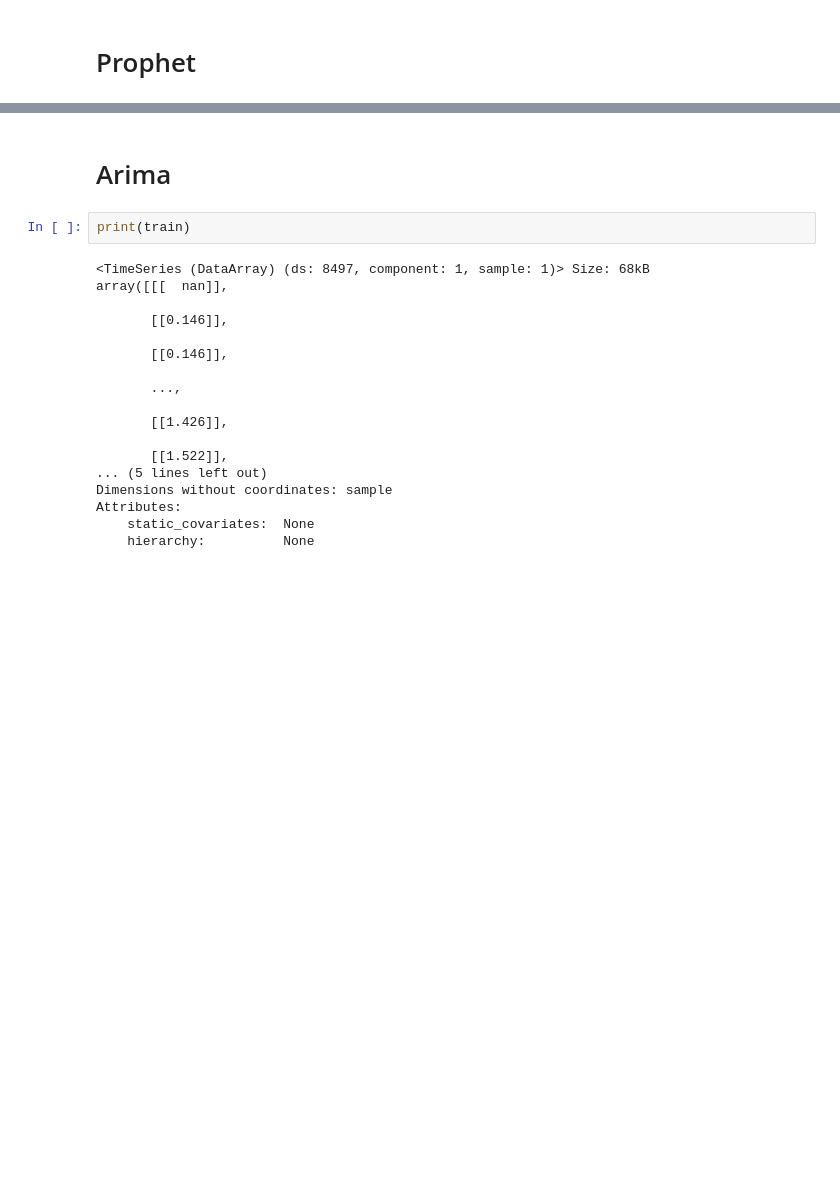
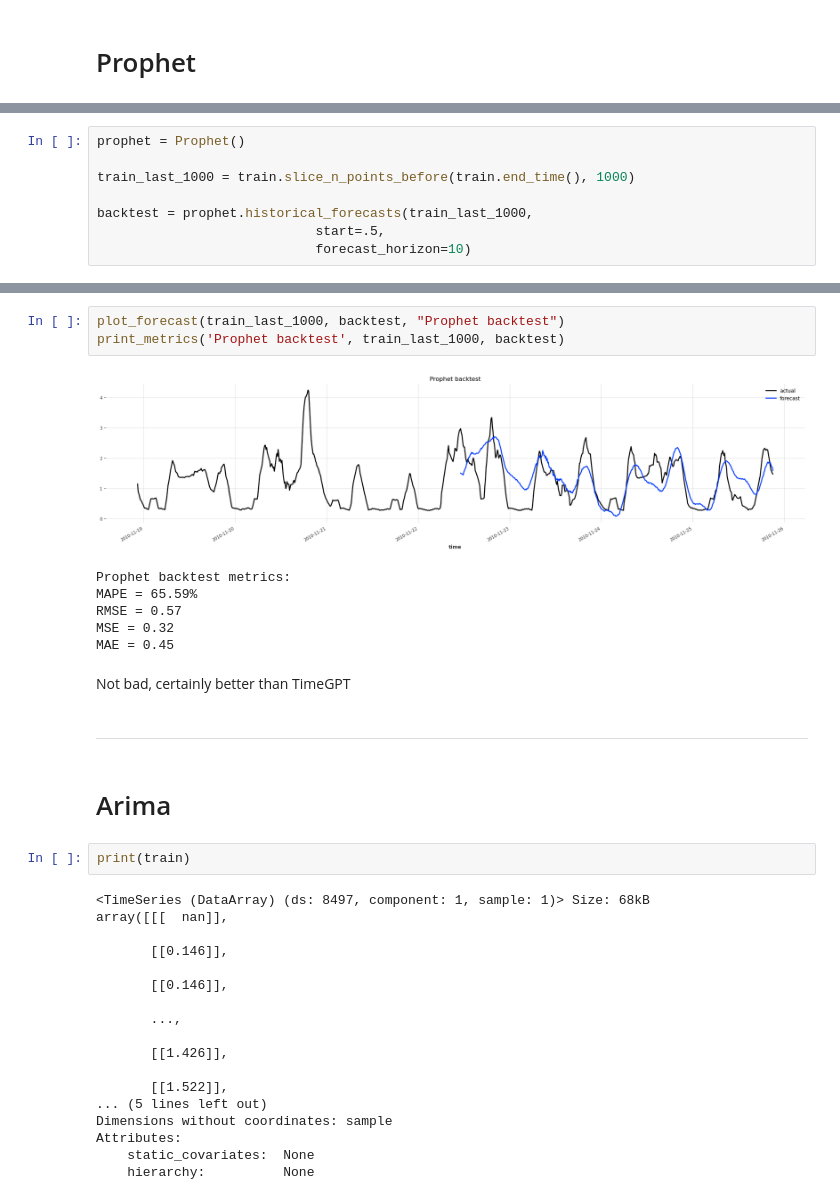
Before and after one commit to kosmydel/stock-timeseries-prediction, a Jupyter notebook: electricity.ipynb, the cells around one changed output, grey strips where cells are left out. Cells and saved outputs as stored; diff of their text form; blank space fills up the shorter version.

```diff
--- a/electricity.ipynb
+++ b/electricity.ipynb
@@ -372,0 +323,8 @@ decompose.plot().show()
+# %%
+prophet = Prophet()
+
+train_last_1000 = train.slice_n_points_before(train.end_time(), 1000)
+
+backtest = prophet.historical_forecasts(train_last_1000,
+                            start=.5,
+                            forecast_horizon=10)
@@ -373,3 +349,17 @@ decompose.plot().show()
+# %%
+plot_forecast(train_last_1000, backtest, "Prophet backtest")
+print_metrics('Prophet backtest', train_last_1000, backtest)
+# %% [output]
+[figure, added]
+Prophet backtest metrics:
+MAPE = 65.59%
+RMSE = 0.57
+MSE = 0.32
+MAE = 0.45
+# %% [markdown]
+Not bad, certainly better than TimeGPT
+# %% [markdown]
+----
 # %% [markdown]
 # Arima
 # %%
```
Also changed, not shown: parts of 28 cells of this notebook, 19 other files.
